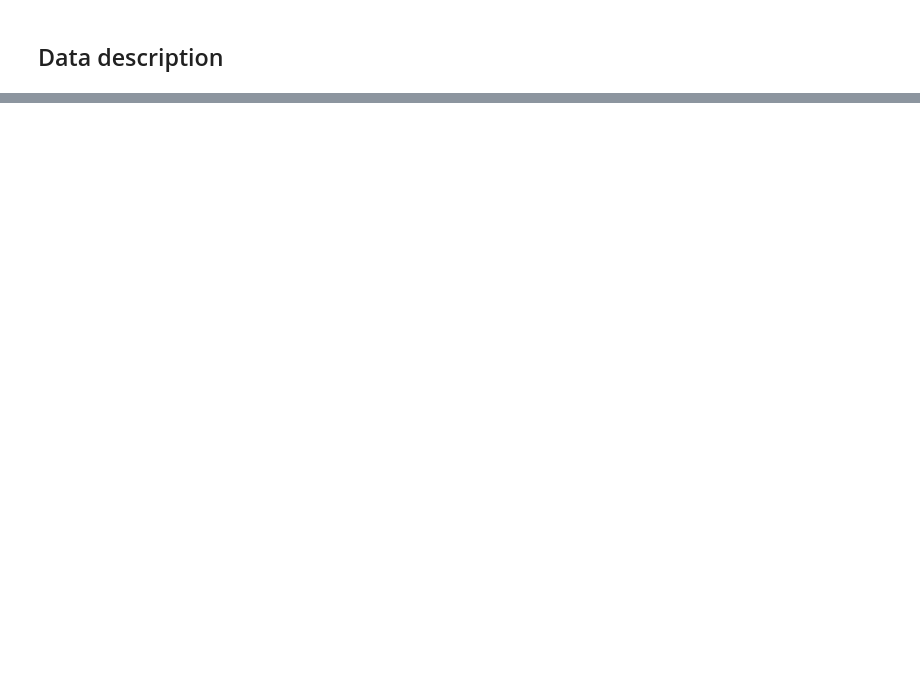
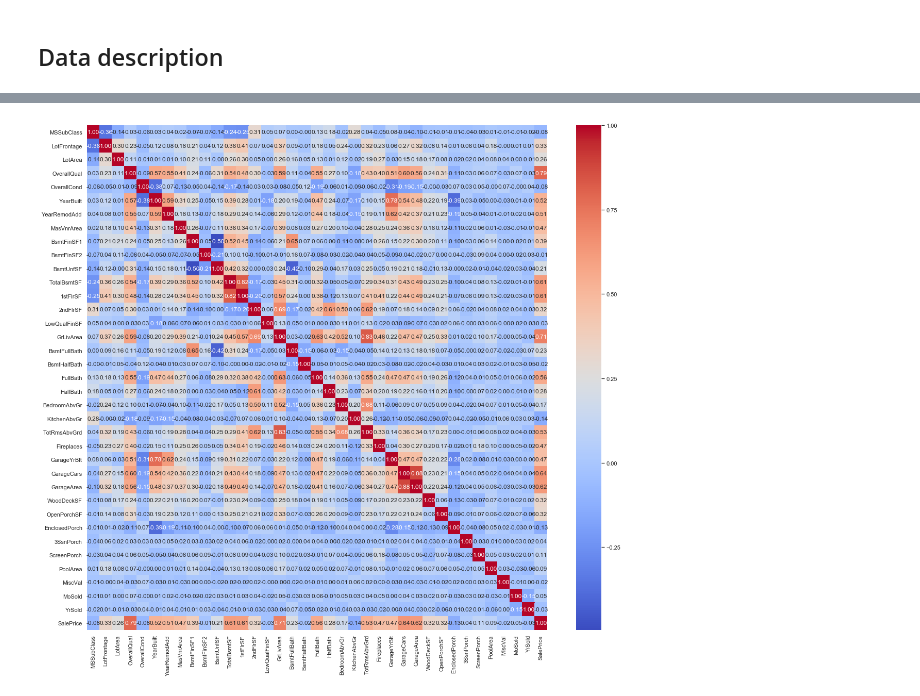
Before and after one commit to jingwen-z/python-playground, a Jupyter notebook: analysis/House Prices Advanced Regression Techniques/predict_house_prices.ipynb, the cells around one changed output, grey strips where cells are left out. Drawn from its saved outputs; the diff is of its cells as text; code cells hidden in the pictures; blank space fills up the shorter version.

```diff
--- a/analysis/House Prices Advanced Regression Techniques/predict_house_prices.ipynb
+++ b/analysis/House Prices Advanced Regression Techniques/predict_house_prices.ipynb
@@ -27,2 +32,5 @@ It is your job to predict the sales price for each house. For each Id in the tes
 # %% [markdown]
 ## Import data
+# %%
+train_df = pd.read_csv('train.csv')
+test_df = pd.read_csv('test.csv')
@@ -30,0 +117,18 @@ It is your job to predict the sales price for each house. For each Id in the tes
+# %%
+train_df['LotFrontage'].fillna(train_df['LotFrontage'].median(), inplace=True)
+train_df['MasVnrType'].fillna('None', inplace=True)
+train_df['MasVnrArea'].fillna(train_df['MasVnrArea'].median(), inplace=True)
+train_df['BsmtQual'].fillna('TA', inplace=True)
+train_df['BsmtCond'].fillna('TA', inplace=True)
+train_df['BsmtExposure'].fillna('No', inplace=True)
+train_df['BsmtFinType1'].fillna('Unf', inplace=True)
+train_df['BsmtFinType2'].fillna('Unf', inplace=True)
+train_df['Electrical'].fillna('SBrkr', inplace=True)
+train_df['GarageType'].fillna('Attchd', inplace=True)
+train_df['GarageYrBlt'].fillna(train_df['GarageYrBlt'].median(), inplace=True)
+train_df['GarageFinish'].fillna('Unf', inplace=True)
+train_df['GarageQual'].fillna('TA', inplace=True)
+train_df['GarageCond'].fillna('TA', inplace=True)
+# %%
+train_df.drop(columns=['Alley', 'FireplaceQu', 'PoolQC', 'Fence', 'MiscFeature'], inplace=True)
+test_df.drop(columns=['Alley', 'FireplaceQu', 'PoolQC', 'Fence', 'MiscFeature'], inplace=True)
@@ -30,0 +172,16 @@ It is your job to predict the sales price for each house. For each Id in the tes
+# %%
+sns.set(rc={'figure.figsize':(20, 18)})
+num_fields = ['MSSubClass', 'LotFrontage', 'LotArea', 'OverallQual', 'OverallCond', 'YearBuilt',
+              'YearRemodAdd', 'MasVnrArea', 'BsmtFinSF1', 'BsmtFinSF2', 'BsmtUnfSF', 'TotalBsmtSF',
+              '1stFlrSF', '2ndFlrSF', 'LowQualFinSF', 'GrLivArea', 'BsmtFullBath', 'BsmtHalfBath',
+              'FullBath', 'HalfBath', 'BedroomAbvGr', 'KitchenAbvGr', 'TotRmsAbvGrd', 'Fireplaces',
+              'GarageYrBlt', 'GarageCars', 'GarageArea', 'WoodDeckSF', 'OpenPorchSF', 'EnclosedPorch',
+              '3SsnPorch', 'ScreenPorch', 'PoolArea', 'MiscVal', 'MoSold', 'YrSold', 'SalePrice']
+
+sns.heatmap(train_df[num_fields].corr(),
+            annot=True,
+            fmt='.2f',
+            cmap='coolwarm')
+plt.show()
+# %% [output]
+[figure, added]
```
Also changed, not shown: parts of 17 cells of this notebook.
